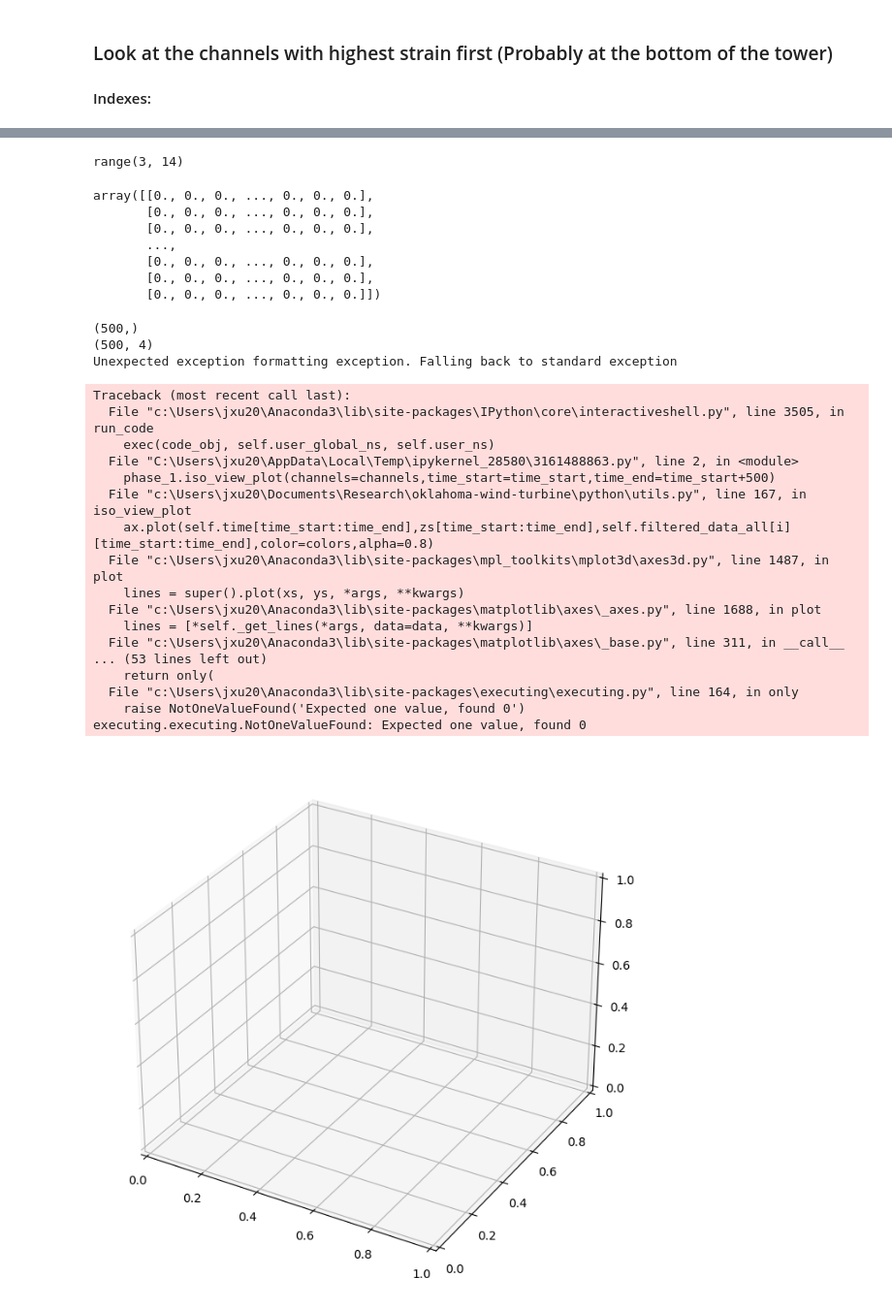
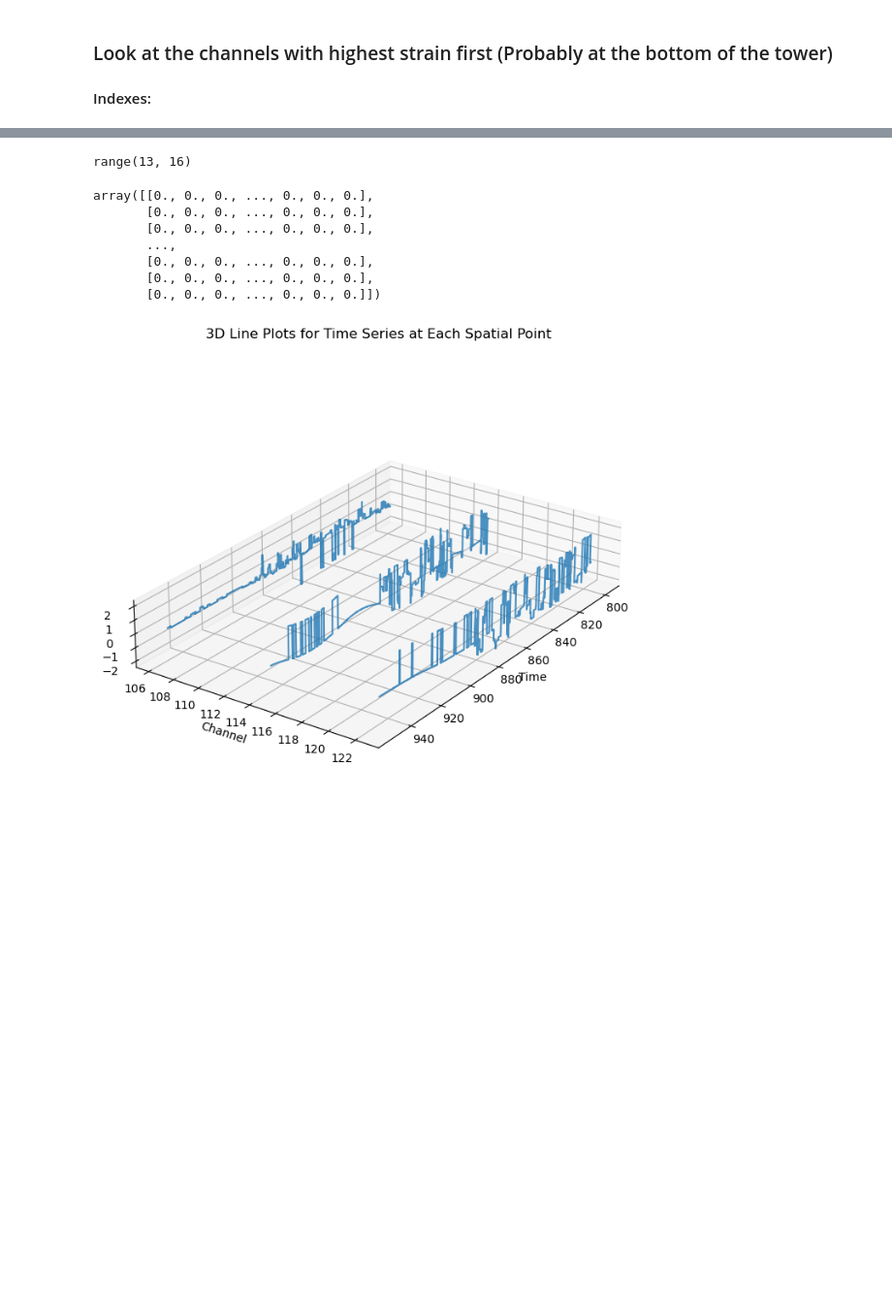
Before and after one commit to jamesterryxu/oklahoma-wind-turbine, a Jupyter notebook: python/das-eda.ipynb, the cells around one changed output, grey strips where cells are left out. Shown at 97% size. Drawn from its saved outputs; the diff is of its cells as text; code cells hidden in the pictures; blank space fills up the shorter version.

```diff
--- a/python/das-eda.ipynb
+++ b/python/das-eda.ipynb
@@ -18,8 +33,10 @@ decim_to_100(filepath,'sensor_2023-06-06T112659-0500')
+# %%
+strain_data = np.double(data)
 # %% [markdown]
 Load in data
 # %%
-directory = r'D:\das-data-oklahoma\prelim\sensor_2023-05-30T112603-0500'
-strain_data = load_decim_data(directory)
+# directory = r'D:\das-data-oklahoma\recording_2023-06-06T09_44_56-0500\sensor_2023-06-06T095457-0500_decimated100hz'
+# strain_data = load_decim_data(directory)
 # %%
 print(np.shape(strain_data))
 # %% [output]
@@ -26,0 +48,2 @@ print(np.shape(strain_data))
+# %%
+strain_data = strain_data.T
@@ -88,11 +156,11 @@ phase_1.plot_psd_filtered(6)
 # Listing the relevant channels
 # channels = [6,7,8,9,10,11,12,13,14,15,16,18,19,20,21,22,26,27,28,30,31,32,33,34,35,36,37,38,39]
 
-channels = range(3,14)
+channels = range(13,16)
 print(channels)
 # recall that each channel is 1 csu ~ 8m
 # channels = [54,53,52,51,50,49,48,46,45,44,43,39,38,37]
 # channels = [12,13,14,15,16,17,19,20,21,22,26,27,54,53,52,51,50,49,48,46,45,44,43,39,38,37,59,60,61,62,63,64,66,67,68,69,74,75,76,104,103,102,101,100,99,97,96,95,94,90,89]
 # %% [output]
-range(3, 14)
+range(13, 16)
 # %%
@@ -107,26 +175,6 @@ array([[0., 0., 0., ..., 0., 0., 0.],
        [0., 0., 0., ..., 0., 0., 0.]])
 # %%
 time_start = 0
-phase_1.iso_view_plot(channels=channels,time_start=time_start,time_end=time_start+500)
+phase_1.iso_view_plot(channels=channels,time_start=800000,time_end=950000)
 # %% [output]
-(500,)
-(500, 4)
-Unexpected exception formatting exception. Falling back to standard exception
-Traceback (most recent call last):
-  File "c:\Users\jxu20\Anaconda3\lib\site-packages\IPython\core\interactiveshell.py", line 3505, in run_code
-    exec(code_obj, self.user_global_ns, self.user_ns)
-  File "C:\Users\jxu20\AppData\Local\Temp\ipykernel_28580\3161488863.py", line 2, in <module>
-    phase_1.iso_view_plot(channels=channels,time_start=time_start,time_end=time_start+500)
-  File "c:\Users\jxu20\Documents\Research\oklahoma-wind-turbine\python\utils.py", line 167, in iso_view_plot
-    ax.plot(self.time[time_start:time_end],zs[time_start:time_end],self.filtered_data_all[i][time_start:time_end],color=colors,alpha=0.8)
-  File "c:\Users\jxu20\Anaconda3\lib\site-packages\mpl_toolkits\mplot3d\axes3d.py", line 1487, in plot
-    lines = super().plot(xs, ys, *args, **kwargs)
-  File "c:\Users\jxu20\Anaconda3\lib\site-packages\matplotlib\axes\_axes.py", line 1688, in plot
-    lines = [*self._get_lines(*args, data=data, **kwargs)]
-  File "c:\Users\jxu20\Anaconda3\lib\site-packages\matplotlib\axes\_base.py", line 311, in __call__
-... (53 lines left out)
-    return only(
-  File "c:\Users\jxu20\Anaconda3\lib\site-packages\executing\executing.py", line 164, in only
-    raise NotOneValueFound('Expected one value, found 0')
-executing.executing.NotOneValueFound: Expected one value, found 0
-[figure, old version]
+[figure, new version]
```
Also changed, not shown: parts of 21 cells of this notebook, 1 other file.
